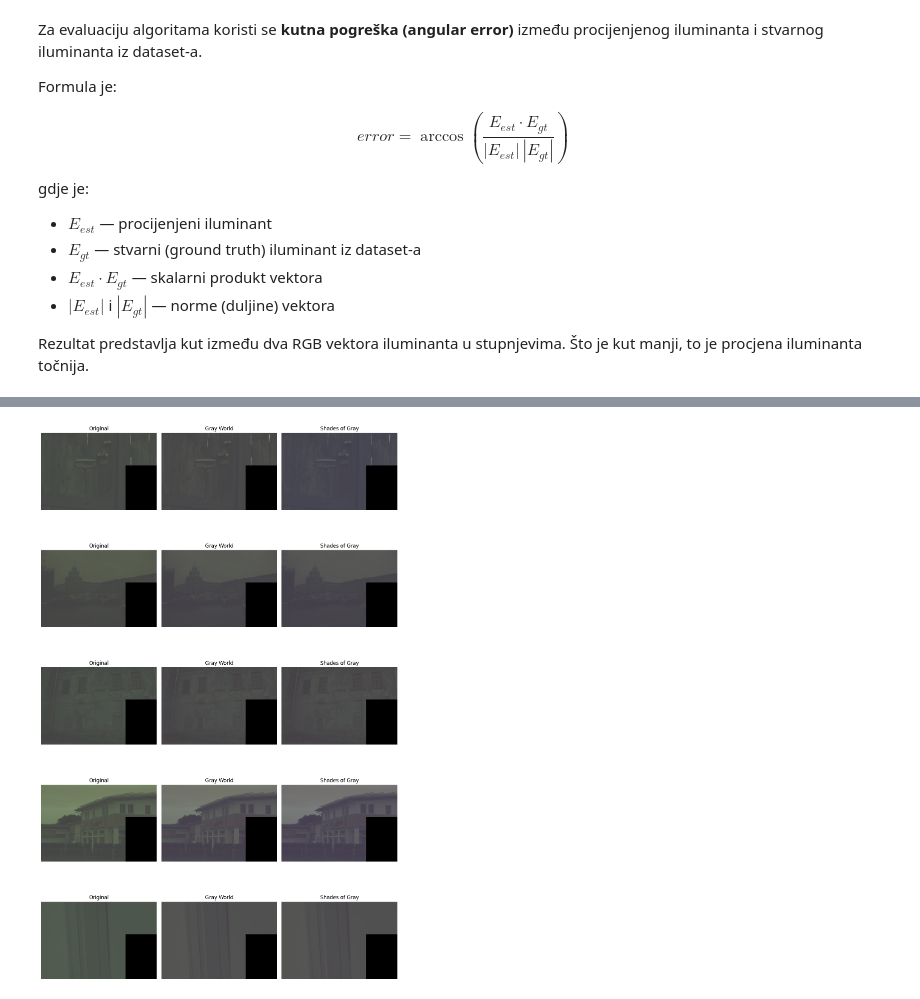
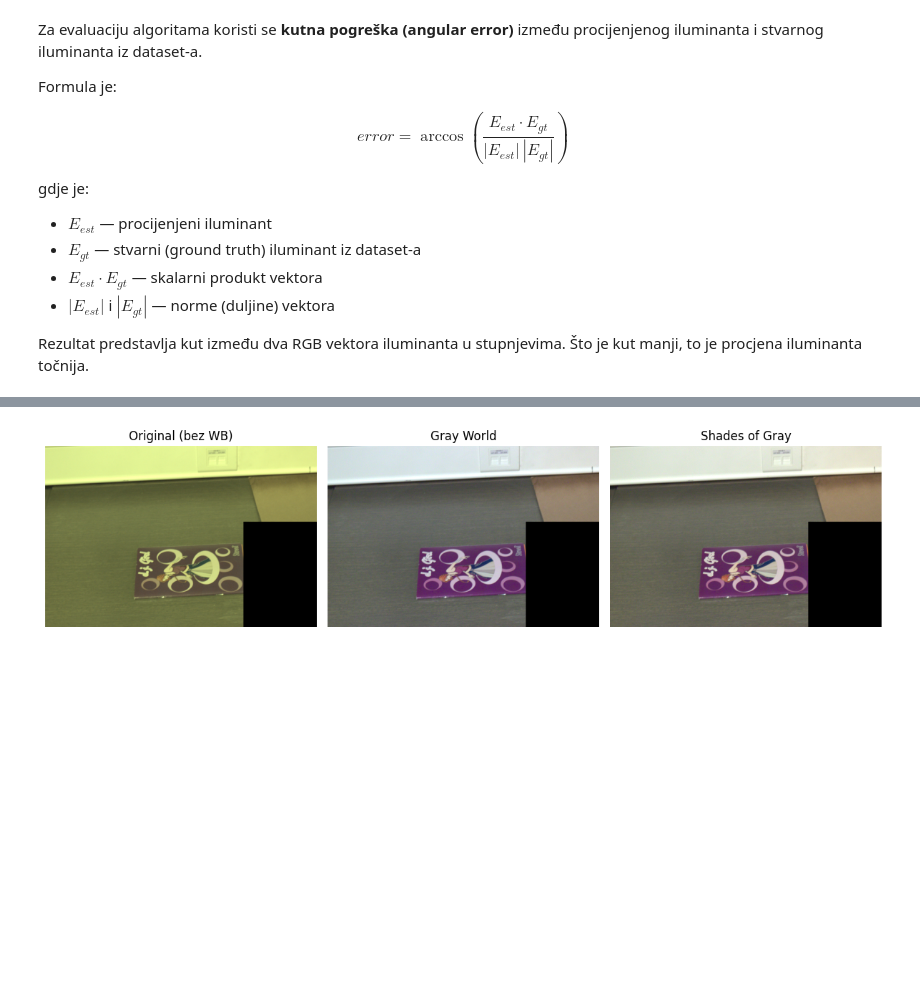
Before and after one commit to doroteatomic/white-balancing-algorithms, a Jupyter notebook: white_balancing.ipynb, the cells around one changed output, grey strips where cells are left out. Saved outputs shown, nothing was run; the diff lists cells and outputs as text; code cells hidden in the pictures; blank space fills up the shorter version.

```diff
--- a/white_balancing.ipynb
+++ b/white_balancing.ipynb
@@ -321,37 +243,32 @@ plt.show()
 # %%
-import os
-import random
-import matplotlib.pyplot as plt
+path = "/content/SimpleCube++/test/PNG/00_0905.png"
+img  = load_image(path)
 
-def show_multiple_results(image_paths, n=5):
-    selected = random.sample(image_paths, n)
+gw_illum = gray_world_illum(img)
+sg_illum = shades_of_gray_illum(img)
 
-    plt.figure(figsize=(12, 4*n))
+img_orig = to_display(img)           # Original (bez WB)
+img_gw   = apply_wb(img, gw_illum)   # Gray World WB
+img_sg   = apply_wb(img, sg_illum)   # Shades of Gray WB
 
-    for i, path in enumerate(selected):
-        image = load_image(path)
+plt.figure(figsize=(12, 4))
 
-        gw_illum = gray_world_illum(image)
-        sg_illum = shades_of_gray_illum(image)
+plt.subplot(1, 3, 1)
+plt.imshow(img_orig)
+plt.title("Original (bez WB)")
+plt.axis("off")
 
-        img_orig = apply_wb(image, np.array([1,1,1]))
-        img_gw = apply_wb(image, gw_illum)
-        img_sg = apply_wb(image, sg_illum)
+plt.subplot(1, 3, 2)
+plt.imshow(img_gw)
+plt.title("Gray World")
+plt.axis("off")
 
-        plt.subplot(n, 3, 3*i + 1)
-        plt.imshow(img_orig)
-        plt.title("Original")
-        plt.axis('off')
+plt.subplot(1, 3, 3)
+plt.imshow(img_sg)
+plt.title("Shades of Gray")
+plt.axis("off")
 
-        plt.subplot(n, 3, 3*i + 2)
-        plt.imshow(img_gw)
-        plt.title("Gray World")
-        plt.axis('off')
-
-        plt.subplot(n, 3, 3*i + 3)
-        plt.imshow(img_sg)
-        plt.title("Shades of Gray")
-        plt.axis('off')
-
-    plt.tight_layout()
-    plt.show()
+plt.tight_layout()
+plt.show()
+# %% [output]
+[figure, added]
@@ -362,5 +275 @@ image_paths = [os.path.join(test_folder, f) for f in os.listdir(test_folder) if
-# %%
-show_multiple_results(image_paths, n=5)
-# %% [output]
-[figure, removed]
 # %%
```
Also changed, not shown: parts of 39 cells of this notebook.
